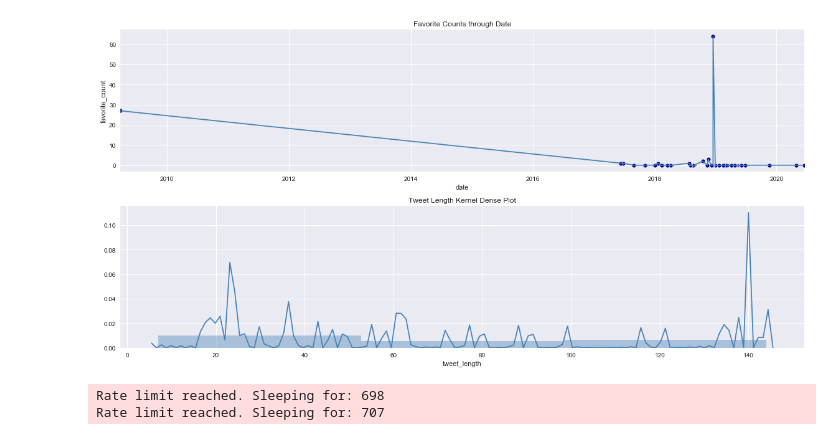
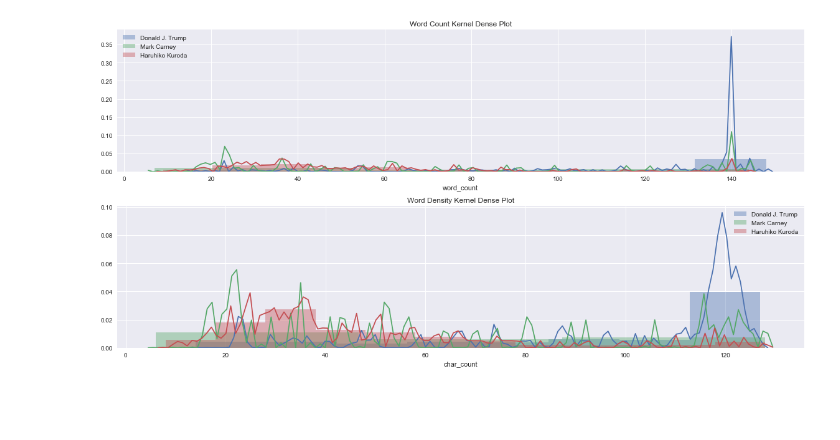
Before and after one commit to penguinwang96825/Twitter-Miner, a Jupyter notebook: Crawler.ipynb, the cells around one changed output. Saved outputs shown, nothing was run; the diff lists cells and outputs as text; code cells hidden in the pictures; blank space fills up the shorter version.

```diff
--- a/Crawler.ipynb
+++ b/Crawler.ipynb
@@ -141,54 +142,74 @@ class TwitterClient():
 
 class TweetAnalyzer():
     """
+    An analyzer to tweets.
     """
+    def get_polarity(self, text):
+        try:
+            textblob = TextBlob(unicode(text, 'utf-8'))
+            polarity = textblob.sentiment.polarity
+        except:
+            polarity = 0.0
+        return polarity
+
+    def get_subjectivity(self, text):
+        try:
+            textblob = TextBlob(unicode(text, 'utf-8'))
+            subjectivity = textblob.sentiment.subjectivity
+        except:
+            subjectivity = 0.0
+        return subjectivity
+
     def tweets_to_dataframe(self, tweets):
         df = pd.DataFrame()
         df["tweet"] = np.array([tweet.text for tweet in tweets])
-        df["tweet_length"] = np.array([len(tweet.text) for tweet in tweets])
+        df["polarity"] = df['tweet'].apply(self.get_polarity)
+        df["subjectivity"] = df['tweet'].apply(self.get_subjectivity)
+        df['word_count'] = np.array([len(tweet.text) for tweet in tweets])
+        df['char_count'] = df['tweet'].apply(lambda x : len(x.replace(" ","")))
+        df['word_density'] = df['word_count'] / (df['char_count'] + 1)
         df["id"] = np.array([tweet.id for tweet in tweets])
         df["geography"] = np.array([tweet.geo for tweet in tweets])
         df["favorite_count"] = np.array([tweet.favorite_count for tweet in tweets])
         df["retweet_count"] = np.array([tweet.retweet_count for tweet in tweets])
         df["date"] = np.array([tweet.created_at for tweet in tweets])
         df["source"] = np.array([tweet.source for tweet in tweets])
         return df
 
 if __name__ == "__main__":
     """
+    Donald J. Trump: realDonaldTrump
     Jerome Hayden Powell (USA): JeromeHaydenPo2
     Mark Carney (UK): carneyms
     Haruhiko Kuroda (Japan): IvanWKljunak
     """
     # Analyse tweet
     tweet_analyzer = TweetAnalyzer()
     api = TwitterClient().get_twitter_client_api()
-    tweets = api.user_timeline(screen_name="carneyms", count=100)
-    df = tweet_analyzer.tweets_to_dataframe(tweets)
+    tweets_US = api.user_timeline(screen_name="realDonaldTrump", count=1000)
+    df_US = tweet_analyzer.tweets_to_dataframe(tweets_US)
+    tweets_UK = api.user_timeline(screen_name="carneyms", count=1000)
+    df_UK = tweet_analyzer.tweets_to_dataframe(tweets_UK)
+    tweets_JN = api.user_timeline(screen_name="IvanWKljunak", count=1000)
+    df_JN = tweet_analyzer.tweets_to_dataframe(tweets_JN)
 
     # Some visualization
     plt.style.use("seaborn")
     plt.figure(figsize=(16, 8))
     plt.subplot(2, 1, 1)
-    ax = sns.scatterplot(x="date", y="favorite_count", color="darkblue", data=df)
-    sns.lineplot(x="date", y="favorite_count", color="steelblue", data=df)
-    ax.set_xlim(df['date'].min(), df['date'].max())
-    plt.title("Favorite Counts through Date")
+    sns.distplot(df_US["word_count"], label="Donald J. Trump", kde_kws={'bw': 0.5})
+    sns.distplot(df_UK["word_count"], label="Mark Carney", kde_kws={'bw': 0.5})
+    sns.distplot(df_JN["word_count"], label="Haruhiko Kuroda", kde_kws={'bw': 0.5})
+    plt.title("Word Count Kernel Dense Plot")
+    plt.legend()
+
     plt.subplot(2, 1, 2)
-    sns.distplot(df["tweet_length"], color="steelblue", kde_kws={'bw': 0.5})
-    plt.title("Tweet Length Kernel Dense Plot")
+    sns.distplot(df_US["char_count"], label="Donald J. Trump", kde_kws={'bw': 0.5})
+    sns.distplot(df_UK["char_count"], label="Mark Carney", kde_kws={'bw': 0.5})
+    sns.distplot(df_JN["char_count"], label="Haruhiko Kuroda", kde_kws={'bw': 0.5})
+    plt.title("Word Density Kernel Dense Plot")
+    plt.legend()
     plt.tight_layout()
     plt.show()
 # %% [output]
-[figure, old version]
+[figure, new version]
-# %%
-tweetsPerQry = 100
-maxTweets = 100000
-hashtag = "#trump"
-
-tweet_df = crawl_tweet_dataframe(
-    hashtag=hashtag,
-    count=tweetsPerQry)
-# %% [output]
-Rate limit reached. Sleeping for: 698
-Rate limit reached. Sleeping for: 707
```
Also changed, not shown: parts of 3 cells of this notebook, 1 other file.
